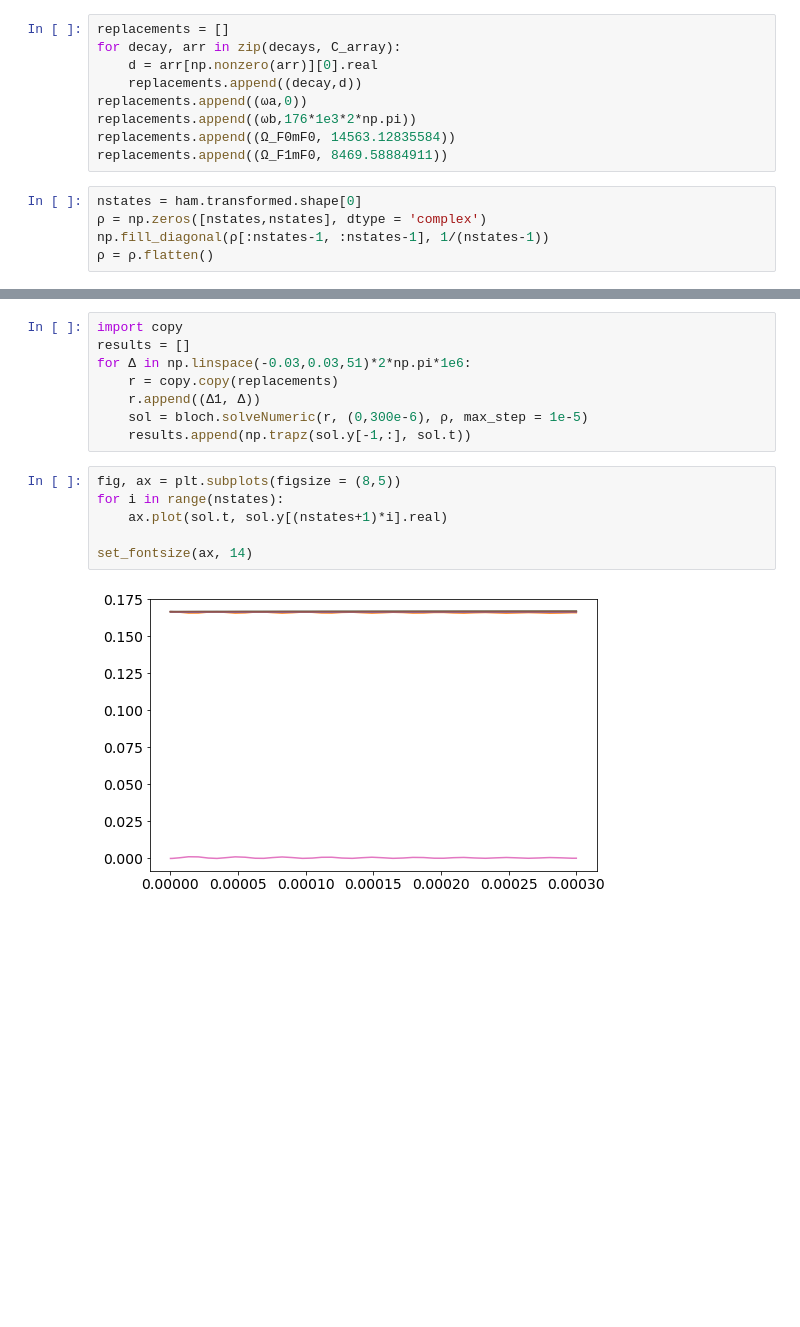
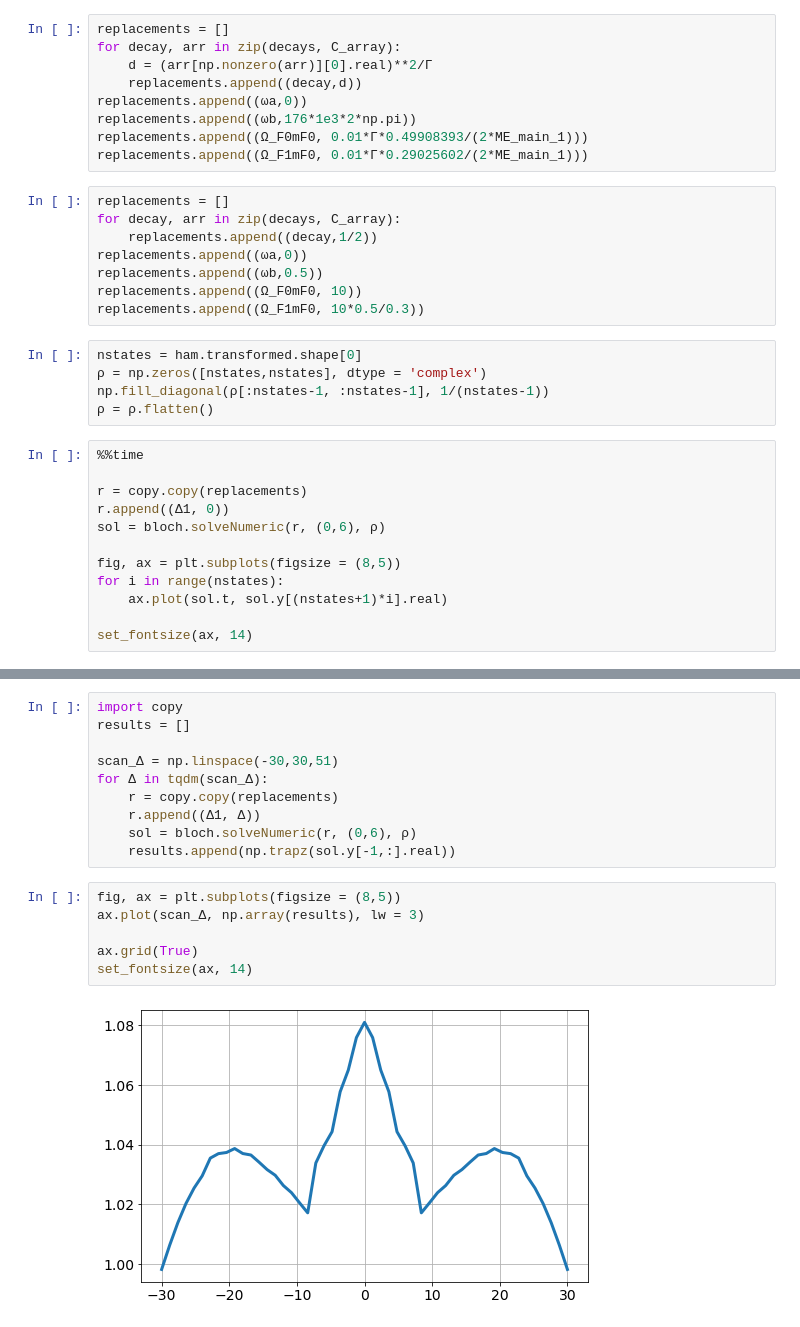
Before and after one commit to ograsdijk/optical-bloch, a Jupyter notebook: Amherst Cycling Transition only F0.ipynb, the cells around one changed output, grey strips where cells are left out. Saved outputs shown, nothing was run; the diff lists cells and outputs as text; blank space fills up the shorter version.

```diff
--- a/Amherst Cycling Transition only F0.ipynb
+++ b/Amherst Cycling Transition only F0.ipynb
@@ -741,14 +783,34 @@ bloch = BlochEquations(ham.transformed.shape[0], dis.density_matrix, ham.transfo
 # %%
 replacements = []
 for decay, arr in zip(decays, C_array):
-    d = arr[np.nonzero(arr)][0].real
+    d = (arr[np.nonzero(arr)][0].real)**2/Γ
     replacements.append((decay,d))
 replacements.append((ωa,0))
 replacements.append((ωb,176*1e3*2*np.pi))
-replacements.append((Ω_F0mF0, 14563.12835584))
-replacements.append((Ω_F1mF0, 8469.58884911))
+replacements.append((Ω_F0mF0, 0.01*Γ*0.49908393/(2*ME_main_1)))
+replacements.append((Ω_F1mF0, 0.01*Γ*0.29025602/(2*ME_main_1)))
+# %%
+replacements = []
+for decay, arr in zip(decays, C_array):
+    replacements.append((decay,1/2))
+replacements.append((ωa,0))
+replacements.append((ωb,0.5))
+replacements.append((Ω_F0mF0, 10))
+replacements.append((Ω_F1mF0, 10*0.5/0.3))
 # %%
 nstates = ham.transformed.shape[0]
 ρ = np.zeros([nstates,nstates], dtype = 'complex')
 np.fill_diagonal(ρ[:nstates-1, :nstates-1], 1/(nstates-1))
 ρ = ρ.flatten()
+# %%
+%%time
+
+r = copy.copy(replacements)
+r.append((Δ1, 0))
+sol = bloch.solveNumeric(r, (0,6), ρ)
+
+fig, ax = plt.subplots(figsize = (8,5))
+for i in range(nstates):
+    ax.plot(sol.t, sol.y[(nstates+1)*i].real)
+
+set_fontsize(ax, 14)
@@ -755,16 +820,18 @@ np.fill_diagonal(ρ[:nstates-1, :nstates-1], 1/(nstates-1))
 # %%
 import copy
 results = []
-for Δ in np.linspace(-0.03,0.03,51)*2*np.pi*1e6:
+
+scan_Δ = np.linspace(-30,30,51)
+for Δ in tqdm(scan_Δ):
     r = copy.copy(replacements)
     r.append((Δ1, Δ))
-    sol = bloch.solveNumeric(r, (0,300e-6), ρ, max_step = 1e-5)
-    results.append(np.trapz(sol.y[-1,:], sol.t))
+    sol = bloch.solveNumeric(r, (0,6), ρ)
+    results.append(np.trapz(sol.y[-1,:].real))
 # %%
 fig, ax = plt.subplots(figsize = (8,5))
-for i in range(nstates):
-    ax.plot(sol.t, sol.y[(nstates+1)*i].real)
+ax.plot(scan_Δ, np.array(results), lw = 3)
 
+ax.grid(True)
 set_fontsize(ax, 14)
 # %% [output]
-[figure, old version]
+[figure, new version]
```
Also changed, not shown: parts of 38 cells of this notebook, 3 other files.
